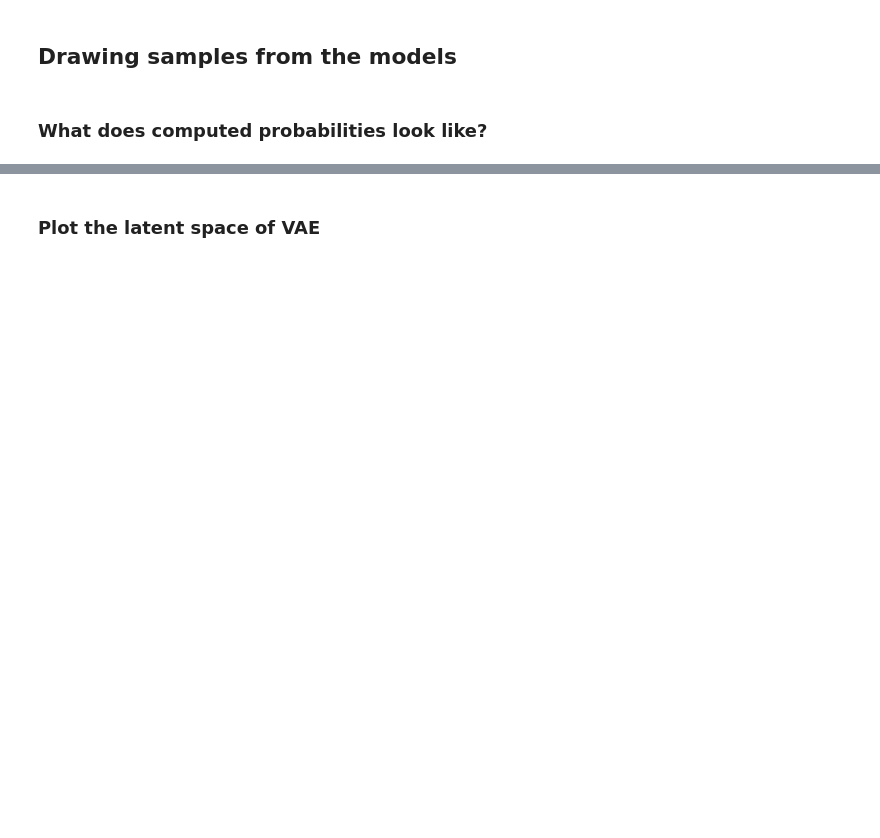
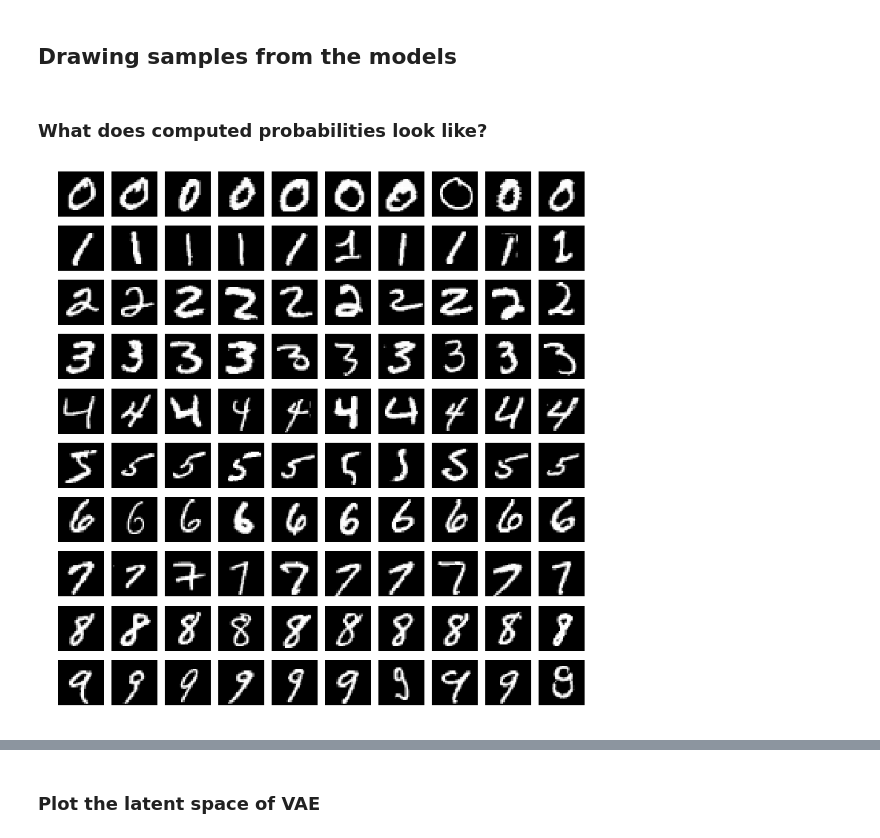
Before and after one commit to zchen15/CS253_lec14, a Jupyter notebook: vae_zc.ipynb, the cells around one changed output, grey strips where cells are left out. Saved outputs shown, nothing was run; the diff lists cells and outputs as text; code cells hidden in the pictures; blank space fills up the shorter version.

```diff
--- a/vae_zc.ipynb
+++ b/vae_zc.ipynb
@@ -359,41 +383,9 @@ def getKLDiv(classifier, X_real, X_gen):
     return K.sum(P * K.log(P / Q), axis=-1)
 # %% [markdown]
 ### What does computed probabilities look like?
-# %%
-plt.figure(1)
-plt.title('Samples from VAE')
-X_vae = getNumbersVAE(decoder, dig, sides, max_z)
-
-
-plt.figure(2)
-plt.title('Samples from CVAE')
-X_cvae = getNumbersCVAE(cvae_decoder, dig, sides, max_z)
-
-# Plot the numbers
-def plotNumbers(numbers):
-    img_it = 0
-    for i in range(0, sides):
-        for j in range(0, sides):
-            decoded = numbers[img_it]
-            subplot(sides, sides, 1 + img_it)
-            img_it +=1
-            plt.imshow(decoded.reshape(28, 28), cmap = plt.cm.gray), axis('off')
-    plt.subplots_adjust(left=0, bottom=0, right=1, top=1, wspace=0, hspace=.2)
-
-# List of real numbers
-x_real = []
-for i in dig:
-    numbers = x_train[y_train[i,:] == 1]
-    for j in range(0,len(dig)):
-        x_real.append(numbers[j])
-
-# Inception score for VAE
-
-
-# Inception score for CVAE
-
-
-# VAE FID
-
-
-# CVAE FID
+# %%
+plt.figure(3, figsize = (10,10))
+plt.title('Samples from CVAE')
+x_real = plotNumbers(dig, sides)
+# %% [output]
+[figure, added]
```
Also changed, not shown: parts of 14 cells of this notebook.
